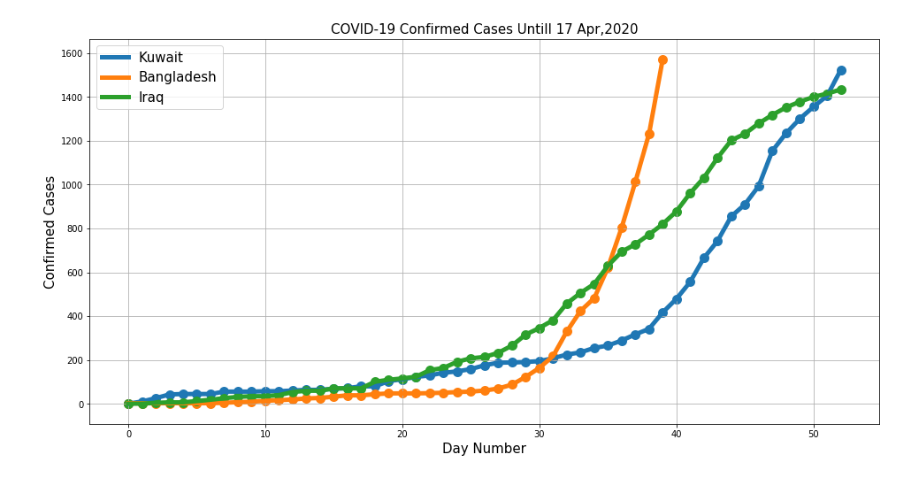
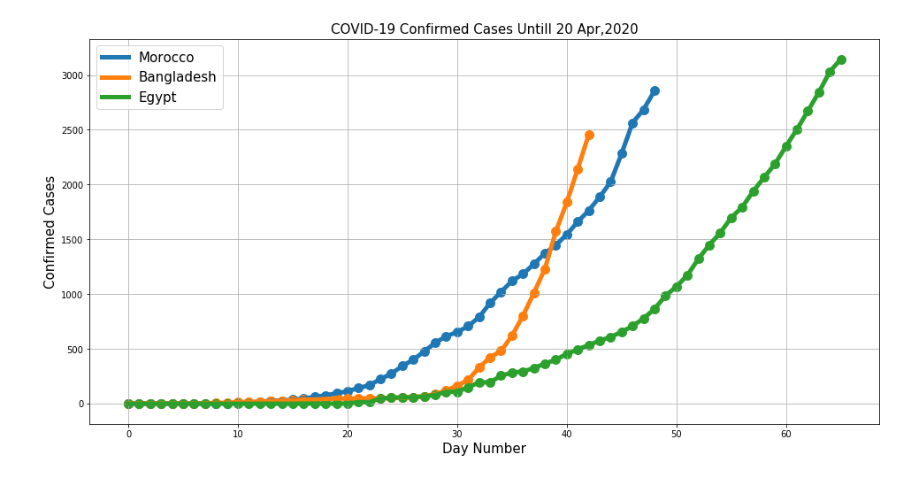
Before and after one commit to Mazhar004/python-data-visualization, a Jupyter notebook: Corona Affected Country/Graph.ipynb, the cells around one changed output. Cells and saved outputs as stored; diff of their text form; code cells hidden in the pictures.

```diff
--- a/Corona Affected Country/Graph.ipynb
+++ b/Corona Affected Country/Graph.ipynb
@@ -86,9 +86,9 @@ class CovidGraph():
 # %%
 graph = CovidGraph()
 # %%
-graph.graph_comparision('Confirmed', country=['Kuwait','Bangladesh', 'Iraq'])
+graph.graph_comparision('Confirmed', country=['Morocco','Bangladesh', 'Egypt'])
 # %% [output]
-[figure, old version]
+[figure, new version]
 # %%
 graph.graph_comparision('Death', country=['Italy','France','Spain', 'US'])
 # %% [output]
```
Also changed, not shown: parts of 2 cells of this notebook, 14 other files.
